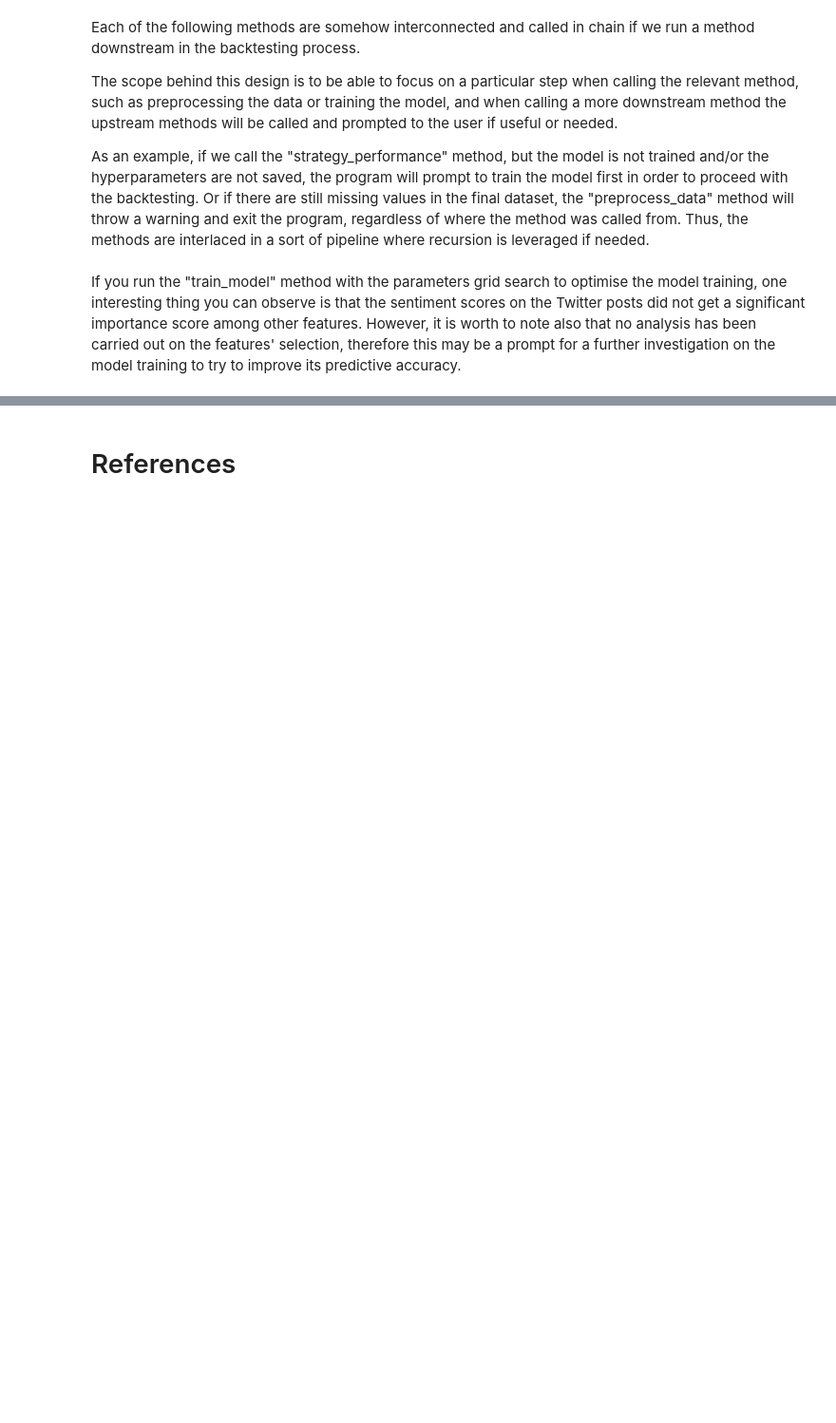
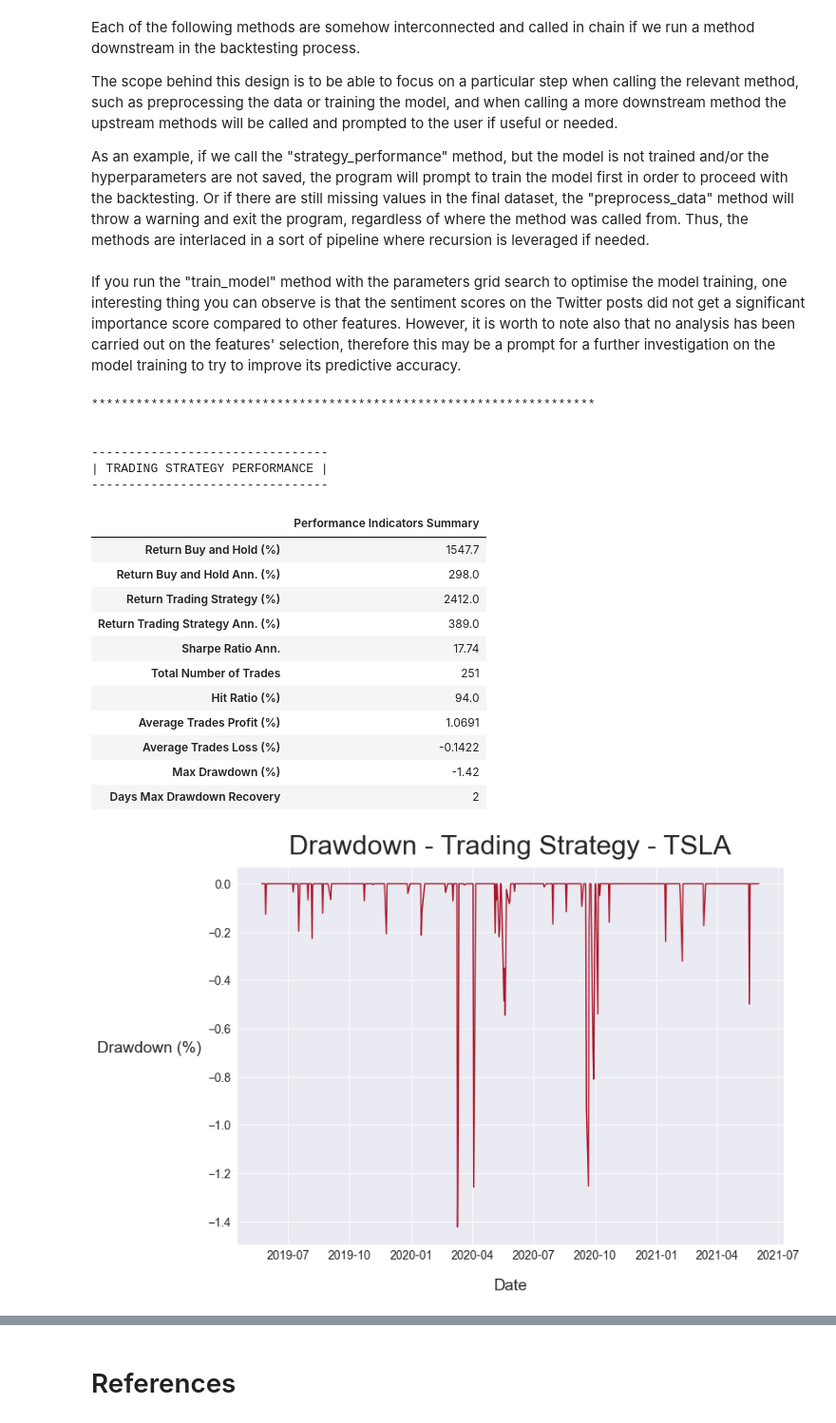
Before and after one commit to renatovotto/Nostradamus, a Jupyter notebook: Trading Tesla with Machine Learning and Sentiment Analysis.ipynb, the cells around one changed output, grey strips where cells are left out. Shown: that part at 95% size. Saved outputs shown, nothing was run; the diff lists cells and outputs as text; code cells hidden in the pictures; blank space fills up the shorter version.

Commit message:
Updated the strategy_performance method

```diff
--- a/Trading Tesla with Machine Learning and Sentiment Analysis.ipynb
+++ b/Trading Tesla with Machine Learning and Sentiment Analysis.ipynb
@@ -2946,10 +3059,30 @@ TSLA_backtest_strategy.preprocess_data()
 # Train the machine learning model
 TSLA_backtest_strategy.train_model()
 # %% [markdown]
-If you run the "train_model" method with the parameters grid search to optimise the model training, one interesting thing you can observe is that the sentiment scores on the Twitter posts did not get a significant importance score among other features. However, it is worth to note also that no analysis has been carried out on the features' selection, therefore this may be a prompt for a further investigation on the model training to try to improve its predictive accuracy.
+If you run the "train_model" method with the parameters grid search to optimise the model training, one interesting thing you can observe is that the sentiment scores on the Twitter posts did not get a significant importance score compared to other features. However, it is worth to note also that no analysis has been carried out on the features' selection, therefore this may be a prompt for a further investigation on the model training to try to improve its predictive accuracy.
 # %%
 # Test the machine learning model
 TSLA_backtest_strategy.test_model()
 # %%
 # Display the trading strategy performance
-TSLA_backtest_strategy.strategy_performance()
+TSLA_backtest_strategy.strategy_performance(initial_capital=10000, traded_amount_pc=20, transaction_fee=0.05)
+# %% [output]
+********************************************************************
+
+
+--------------------------------
+| TRADING STRATEGY PERFORMANCE |
+--------------------------------
+|  | Performance Indicators Summary |
+| Return Buy and Hold (%) | 1547.7 |
+| Return Buy and Hold Ann. (%) | 298.0 |
+| Return Trading Strategy (%) | 2412.0 |
+| Return Trading Strategy Ann. (%) | 389.0 |
+| Sharpe Ratio Ann. | 17.74 |
+| Total Number of Trades | 251 |
+| Hit Ratio (%) | 94.0 |
+| Average Trades Profit (%) | 1.0691 |
+| Average Trades Loss (%) | -0.1422 |
+| Max Drawdown (%) | -1.42 |
+| Days Max Drawdown Recovery | 2 |
+[figure, added]
```
Also changed, not shown: parts of 7 cells of this notebook, 1 other file.
